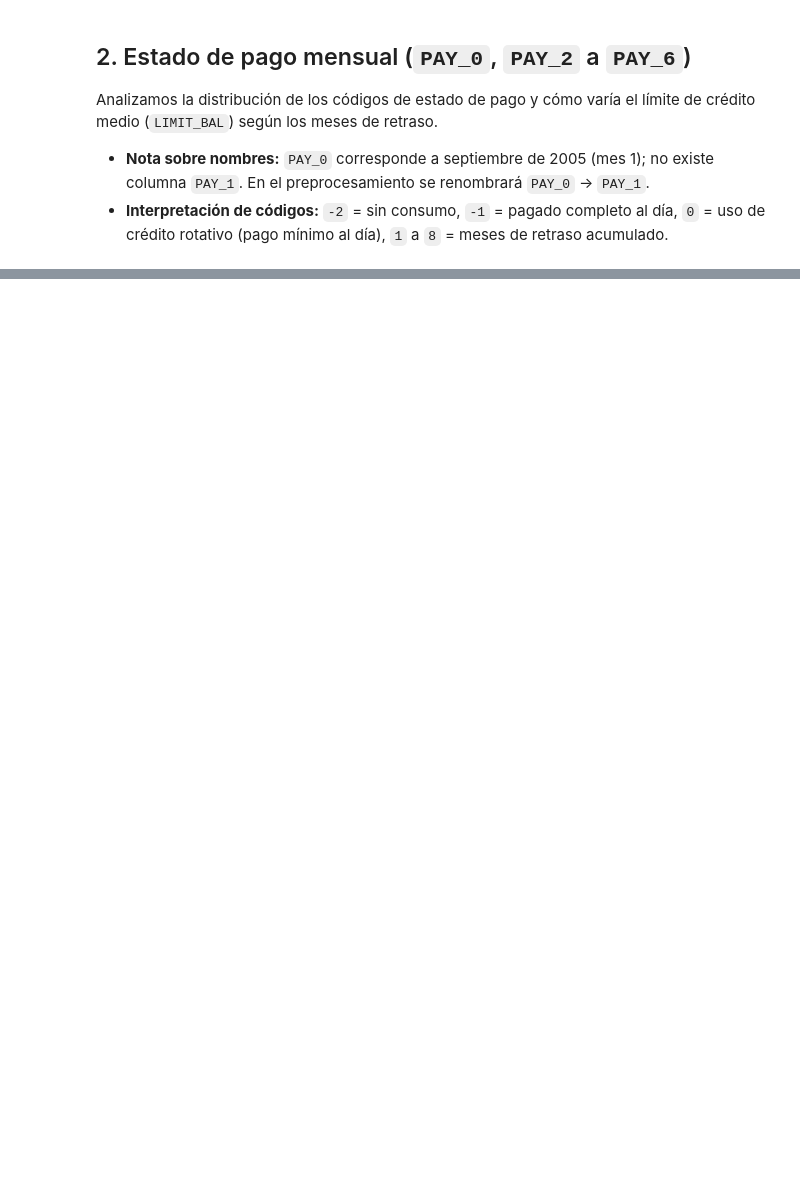
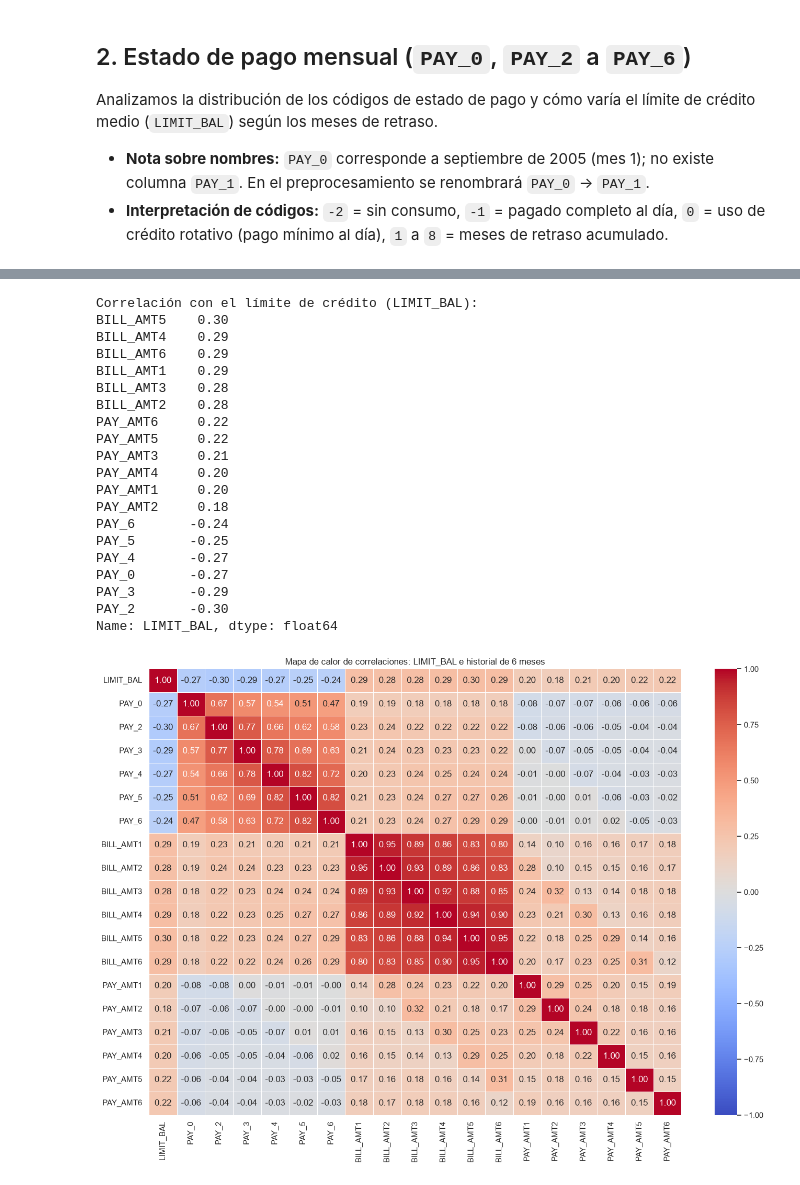
Before and after one commit to Bootcamp-DA-P3/DA-Projecto-7-Regression-Franco-Olena, a Jupyter notebook: notebooks/01b_eda_historial.ipynb, the cells around one changed output, grey strips where cells are left out. Drawn from its saved outputs; the diff is of its cells as text; code cells hidden in the pictures; blank space fills up the shorter version.

```diff
--- a/notebooks/01b_eda_historial.ipynb
+++ b/notebooks/01b_eda_historial.ipynb
@@ -74,0 +189,44 @@ plt.show()
+# %%
+# Matriz de correlación entre LIMIT_BAL y las variables de historial
+corr_matrix = df[cols_historial].corr()
+
+# Ordenamos las correlaciones respecto a LIMIT_BAL
+print("Correlación con el límite de crédito (LIMIT_BAL):")
+print(corr_matrix["LIMIT_BAL"].drop("LIMIT_BAL").sort_values(ascending=False).round(2))
+
+# Mapa de calor (heatmap)
+plt.figure(figsize=(14, 10))
+sns.heatmap(
+    corr_matrix,
+    annot=True,
+    fmt=".2f",
+    cmap="coolwarm",
+    vmin=-1,
+    vmax=1,
+    linewidths=0.5,
+)
+plt.title("Mapa de calor de correlaciones: LIMIT_BAL e historial de 6 meses")
+plt.tight_layout()
+plt.show()
+# %% [output]
+Correlación con el límite de crédito (LIMIT_BAL):
+BILL_AMT5    0.30
+BILL_AMT4    0.29
+BILL_AMT6    0.29
+BILL_AMT1    0.29
+BILL_AMT3    0.28
+BILL_AMT2    0.28
+PAY_AMT6     0.22
+PAY_AMT5     0.22
+PAY_AMT3     0.21
+PAY_AMT4     0.20
+PAY_AMT1     0.20
+PAY_AMT2     0.18
+PAY_6       -0.24
+PAY_5       -0.25
+PAY_4       -0.27
+PAY_0       -0.27
+PAY_3       -0.29
+PAY_2       -0.30
+Name: LIMIT_BAL, dtype: float64
+[figure, added]
```
Also changed, not shown: parts of 8 cells of this notebook, 2 other files.
